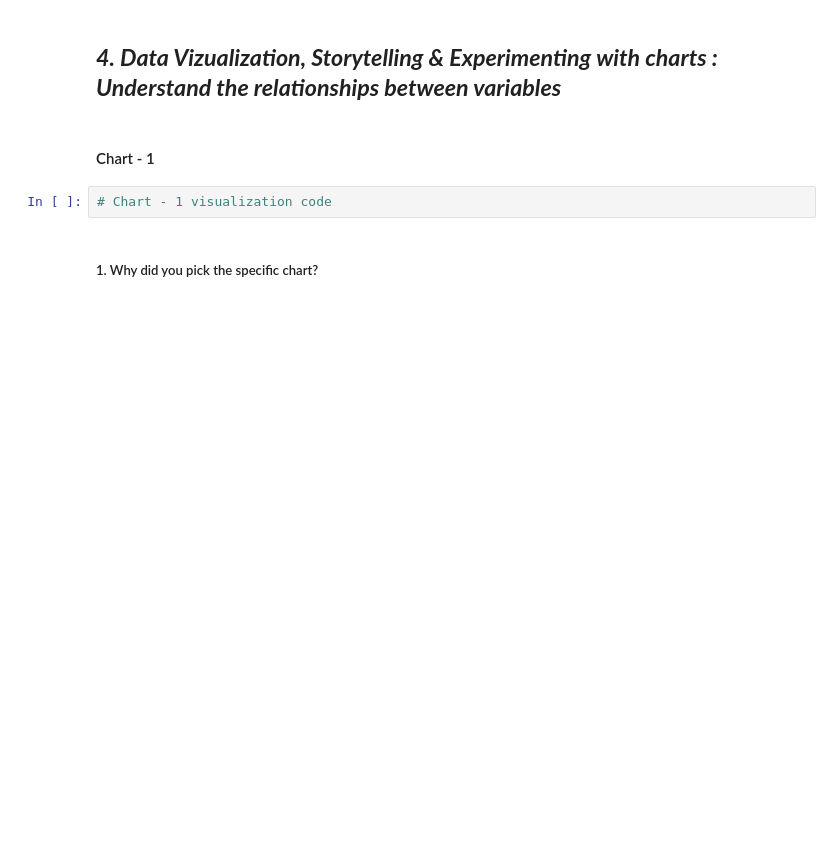
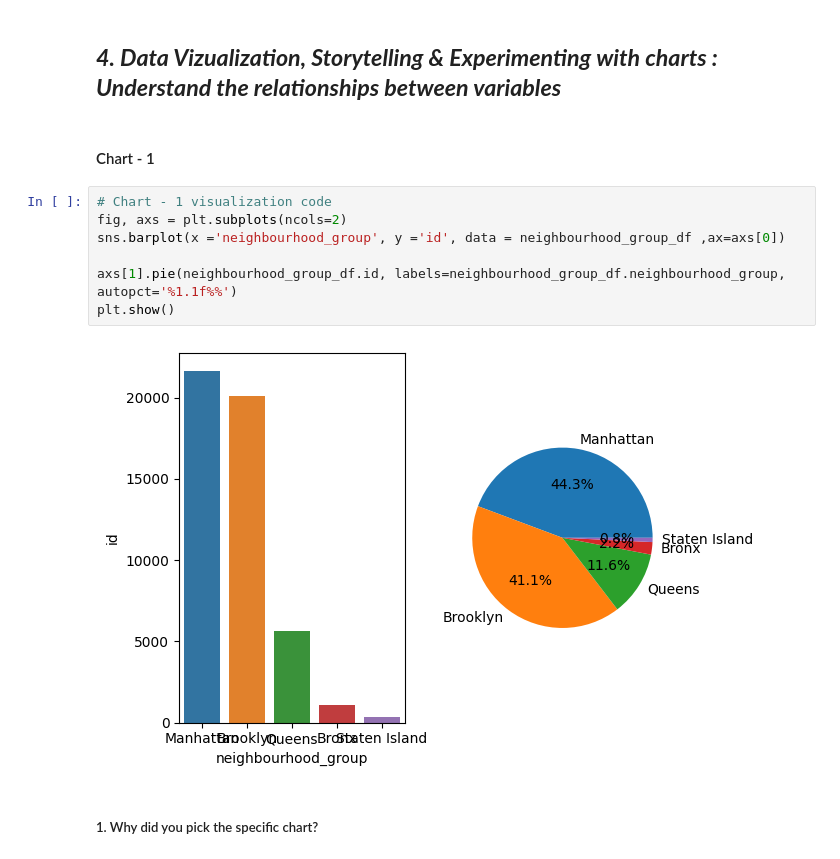
Before and after one commit to Kedar-P-Deshmukh/AirBnb_Booking_EDA_Project, a Jupyter notebook: AirBnb_EDA_Project_By_KedarDeshmukh.ipynb, the cells around one changed output. Drawn from its saved outputs; the diff is of its cells as text; blank space fills up the shorter version.

Commit message:
visualization

```diff
--- a/AirBnb_EDA_Project_By_KedarDeshmukh.ipynb
+++ b/AirBnb_EDA_Project_By_KedarDeshmukh.ipynb
@@ -408,8 +448,15 @@ Answer Here.
 ## ***4. Data Vizualization, Storytelling & Experimenting with charts : Understand the relationships between variables***
 # %% [markdown]
 #### Chart - 1
-# %%
-# Chart - 1 visualization code
+# %%
+# Chart - 1 visualization code
+fig, axs = plt.subplots(ncols=2)
+sns.barplot(x ='neighbourhood_group', y ='id', data = neighbourhood_group_df ,ax=axs[0])
+
+axs[1].pie(neighbourhood_group_df.id, labels=neighbourhood_group_df.neighbourhood_group, autopct='%1.1f%%')
+plt.show()
+# %% [output]
+[figure, added]
 # %% [markdown]
 ##### 1. Why did you pick the specific chart?
 # %% [markdown]
```
Also changed, not shown: parts of 27 cells of this notebook.
